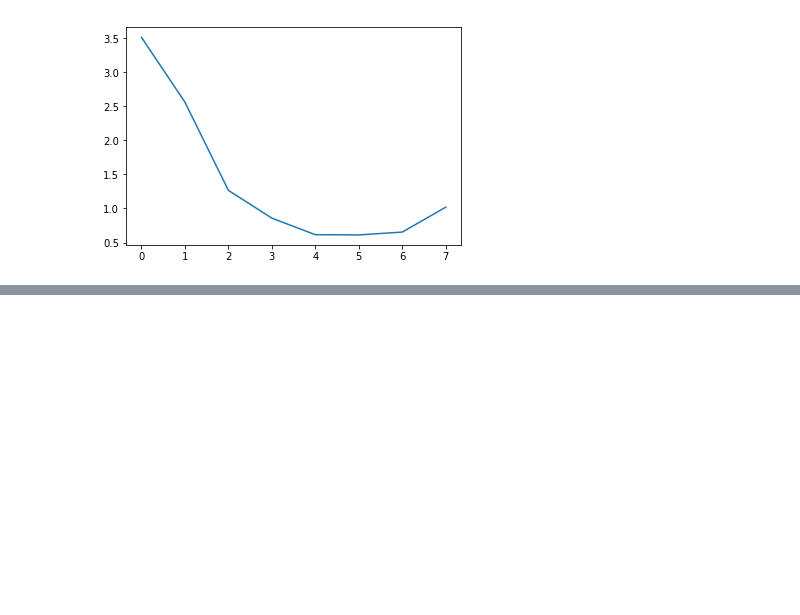
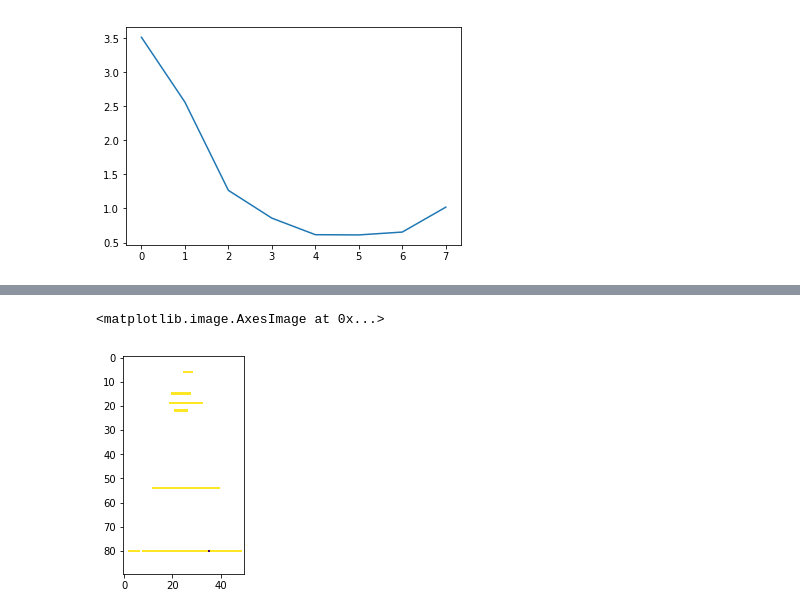
Before and after one commit to zazizizou/gradient_ansatz, a Jupyter notebook: DoF_cailb.ipynb, the cells around one changed output, grey strips where cells are left out. Saved outputs shown, nothing was run; the diff lists cells and outputs as text; code cells hidden in the pictures; blank space fills up the shorter version.

```diff
--- a/DoF_cailb.ipynb
+++ b/DoF_cailb.ipynb
@@ -161,0 +193,2 @@ NameError: name 'bgim' is not defined
+# %%
+cu_img_fit = np.empty(cu_img.shape)
@@ -161,0 +199,10 @@ NameError: name 'bgim' is not defined
+# %%
+for idx in range(cu_img.shape[0]):
+    for idy in range(cu_img.shape[1]):
+        if cu_img[idx, idy] == 0:
+            cu_img_fit[idx, idy] = np.nan
+# %%
+plt.imshow(cu_img_fit)
+# %% [output]
+<matplotlib.image.AxesImage at 0x...>
+[figure, added]
```
Also changed, not shown: parts of 18 cells of this notebook, 1 other file.
